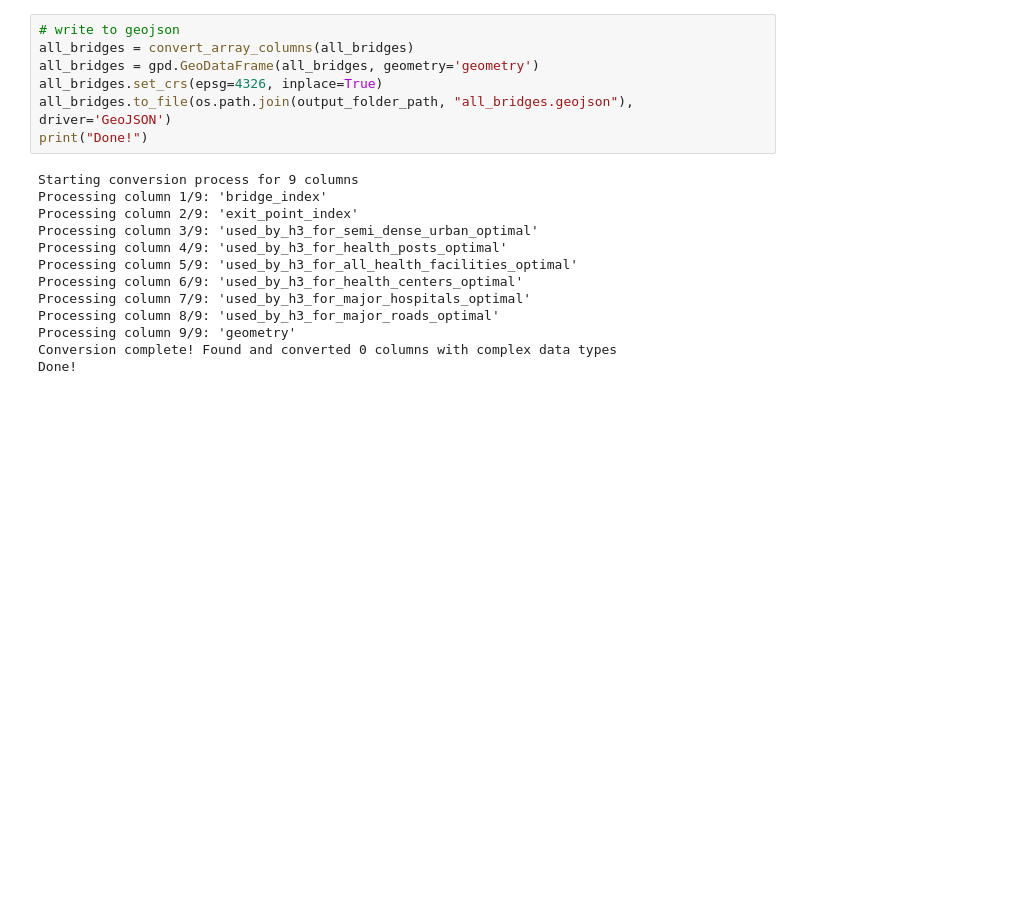
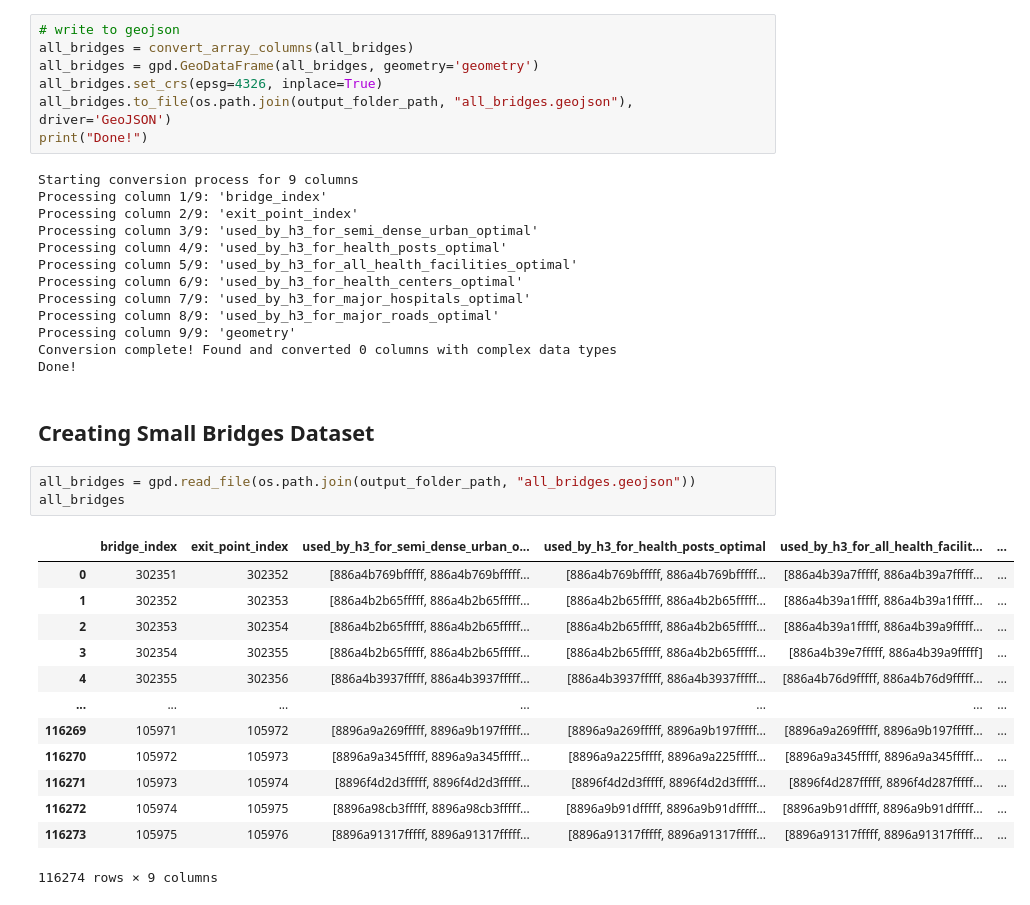
Before and after one commit to bridgestoprosperity/general-data, a Jupyter notebook: notebooks/impact-map-processing/bridge-processing.ipynb, the cells around one changed output. Saved outputs shown, nothing was run; the diff lists cells and outputs as text; blank space fills up the shorter version.

```diff
--- a/notebooks/impact-map-processing/bridge-processing.ipynb
+++ b/notebooks/impact-map-processing/bridge-processing.ipynb
@@ -307,3 +324,22 @@ Processing column 8/9: 'used_by_h3_for_major_roads_optimal'
 Processing column 9/9: 'geometry'
 Conversion complete! Found and converted 0 columns with complex data types
 Done!
+# %% [markdown]
+## Creating Small Bridges Dataset
+# %%
+all_bridges = gpd.read_file(os.path.join(output_folder_path, "all_bridges.geojson"))
+all_bridges
+# %% [output]
+|  | bridge_index | exit_point_index | used_by_h3_for_semi_dense_urban_o... | used_by_h3_for_health_posts_optimal | used_by_h3_for_all_health_facilit... | ... |
+| 0 | 302351 | 302352 | [886a4b769bfffff, 886a4b769bfffff... | [886a4b769bfffff, 886a4b769bfffff... | [886a4b39a7fffff, 886a4b39a7fffff... | ... |
+| 1 | 302352 | 302353 | [886a4b2b65fffff, 886a4b2b65fffff... | [886a4b2b65fffff, 886a4b2b65fffff... | [886a4b39a1fffff, 886a4b39a1fffff... | ... |
+| 2 | 302353 | 302354 | [886a4b2b65fffff, 886a4b2b65fffff... | [886a4b2b65fffff, 886a4b2b65fffff... | [886a4b39a1fffff, 886a4b39a9fffff... | ... |
+| 3 | 302354 | 302355 | [886a4b2b65fffff, 886a4b2b65fffff... | [886a4b2b65fffff, 886a4b2b65fffff... | [886a4b39e7fffff, 886a4b39a9fffff] | ... |
+| 4 | 302355 | 302356 | [886a4b3937fffff, 886a4b3937fffff... | [886a4b3937fffff, 886a4b3937fffff... | [886a4b76d9fffff, 886a4b76d9fffff... | ... |
+| ... | ... | ... | ... | ... | ... | ... |
+| 116269 | 105971 | 105972 | [8896a9a269fffff, 8896a9b197fffff... | [8896a9a269fffff, 8896a9b197fffff... | [8896a9a269fffff, 8896a9b197fffff... | ... |
+| 116270 | 105972 | 105973 | [8896a9a345fffff, 8896a9a345fffff... | [8896a9a225fffff, 8896a9a225fffff... | [8896a9a345fffff, 8896a9a345fffff... | ... |
+| 116271 | 105973 | 105974 | [8896f4d2d3fffff, 8896f4d2d3fffff... | [8896f4d2d3fffff, 8896f4d2d3fffff... | [8896f4d287fffff, 8896f4d287fffff... | ... |
+| 116272 | 105974 | 105975 | [8896a98cb3fffff, 8896a98cb3fffff... | [8896a9b91dfffff, 8896a9b91dfffff... | [8896a9b91dfffff, 8896a9b91dfffff... | ... |
+| 116273 | 105975 | 105976 | [8896a91317fffff, 8896a91317fffff... | [8896a91317fffff, 8896a91317fffff... | [8896a91317fffff, 8896a91317fffff... | ... |
+116274 rows × 9 columns
```
Also changed, not shown: parts of 7 cells of this notebook, 4 other files.
